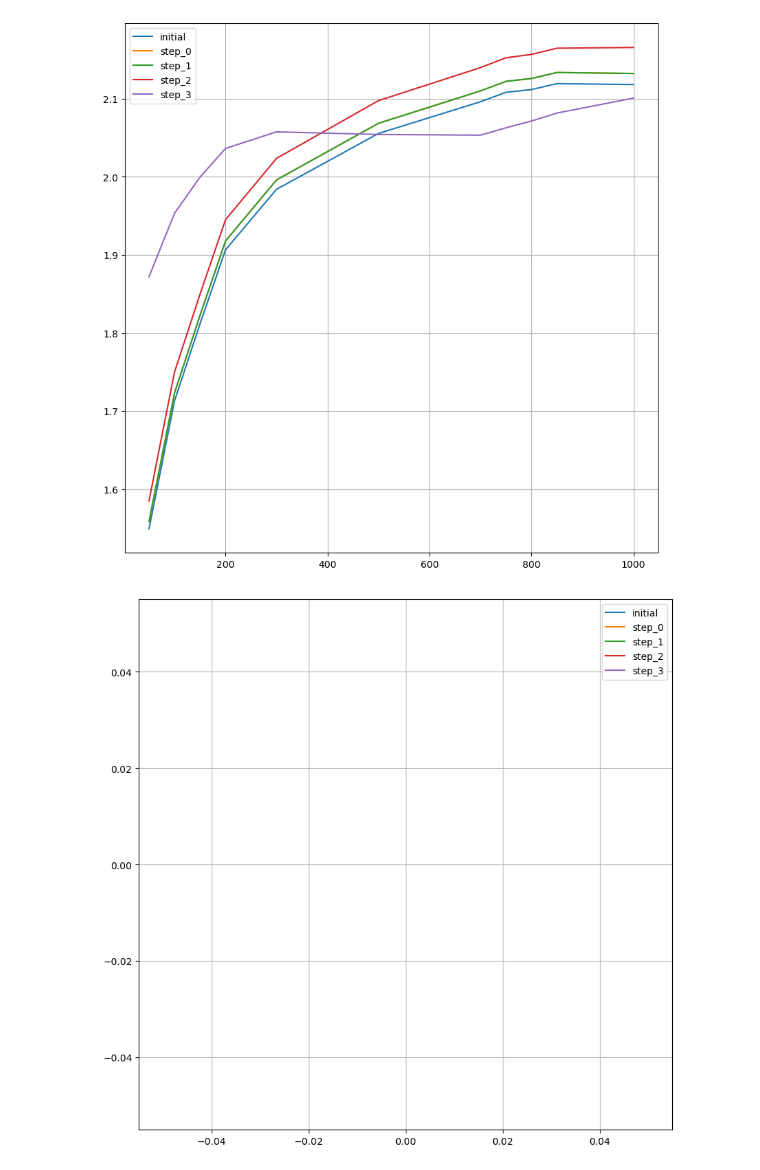
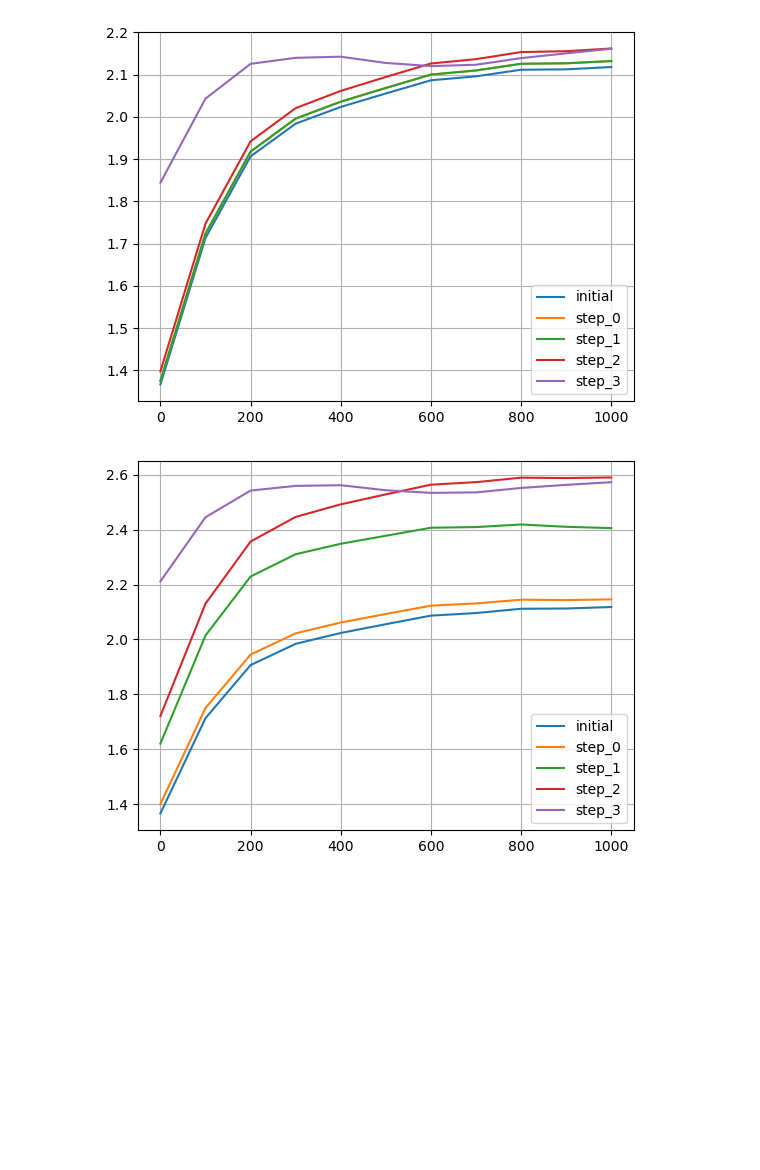
Before and after one commit to maxime-rousselet-cnes/SNREI, a Jupyter notebook: mean_for_buffer.ipynb, the cells around one changed output. Cells and saved outputs as stored; diff of their text form; code cells hidden in the pictures; blank space fills up the shorter version.

```diff
--- a/mean_for_buffer.ipynb
+++ b/mean_for_buffer.ipynb
@@ -6,14 +6,14 @@ df = read_csv(Path(".").joinpath("data/results/tables/harmonic_load_signal_trend
 # %%
 from matplotlib.pyplot import plot, grid, show, figure, legend
 
 for Love_id in [0, 1]:
-    figure(figsize=(10, 10))
-    lines = df[df["Love_numbers_ID"] == Love_id][df["leakage_correction_iterations"] == 1].sort_values(by="buffer_distance")
+    figure()
+    lines = df[df["Love_numbers_ID"] == Love_id].sort_values(by="buffer_distance")
     for mean in ["initial", "step_0", "step_1", "step_2", "step_3"]:
         plot(lines["buffer_distance"].values, lines["ocean_mean_" + mean].values, label=mean)
     legend()
     grid()
     show()
 # %% [output]
-[figure, old version]
+[figure, new version]
-[figure, old version]
+[figure, new version]
```
Also changed, not shown: 6 other files.
